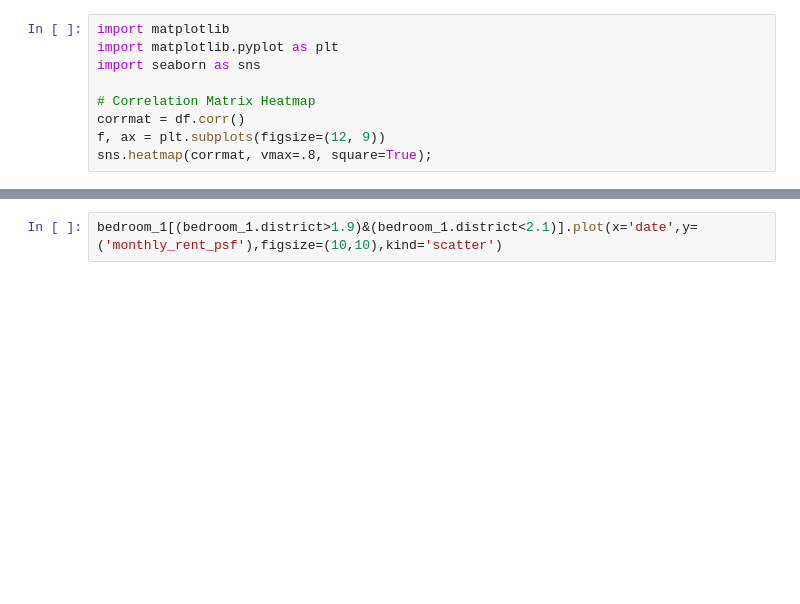
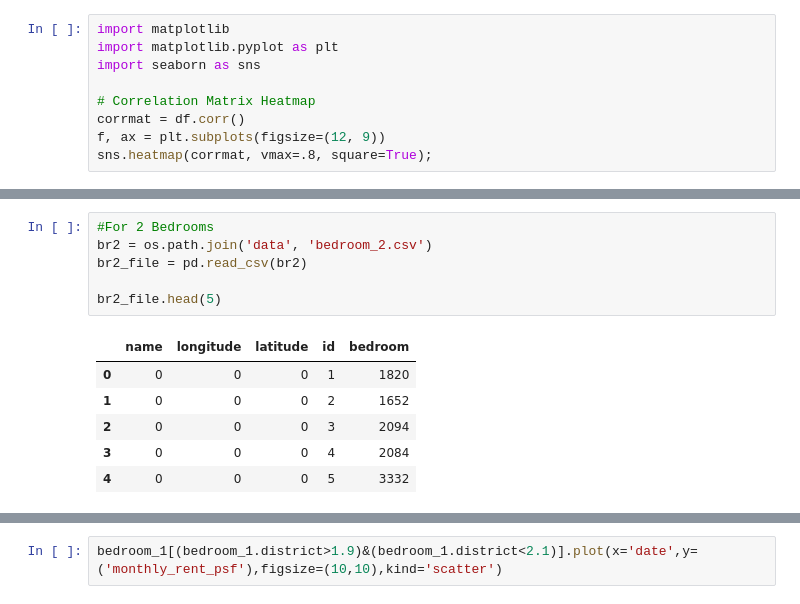
Before and after one commit to KennySoh/Property-Rental-Singapore-Datascience, a Jupyter notebook: Cds Project.ipynb, the cells around one changed output, grey strips where cells are left out. Drawn from its saved outputs; the diff is of its cells as text; blank space fills up the shorter version.

```diff
--- a/Cds Project.ipynb
+++ b/Cds Project.ipynb
@@ -232,0 +478,13 @@ sns.jointplot(x=train['lat'], y=train['long'], kind='kde')
+# %%
+#For 2 Bedrooms
+br2 = os.path.join('data', 'bedroom_2.csv')
+br2_file = pd.read_csv(br2)
+
+br2_file.head(5)
+# %% [output]
+|  | name | longitude | latitude | id | bedroom |
+| 0 | 0 | 0 | 0 | 1 | 1820 |
+| 1 | 0 | 0 | 0 | 2 | 1652 |
+| 2 | 0 | 0 | 0 | 3 | 2094 |
+| 3 | 0 | 0 | 0 | 4 | 2084 |
+| 4 | 0 | 0 | 0 | 5 | 3332 |
```
Also changed, not shown: parts of 37 cells of this notebook, 11 other files.
